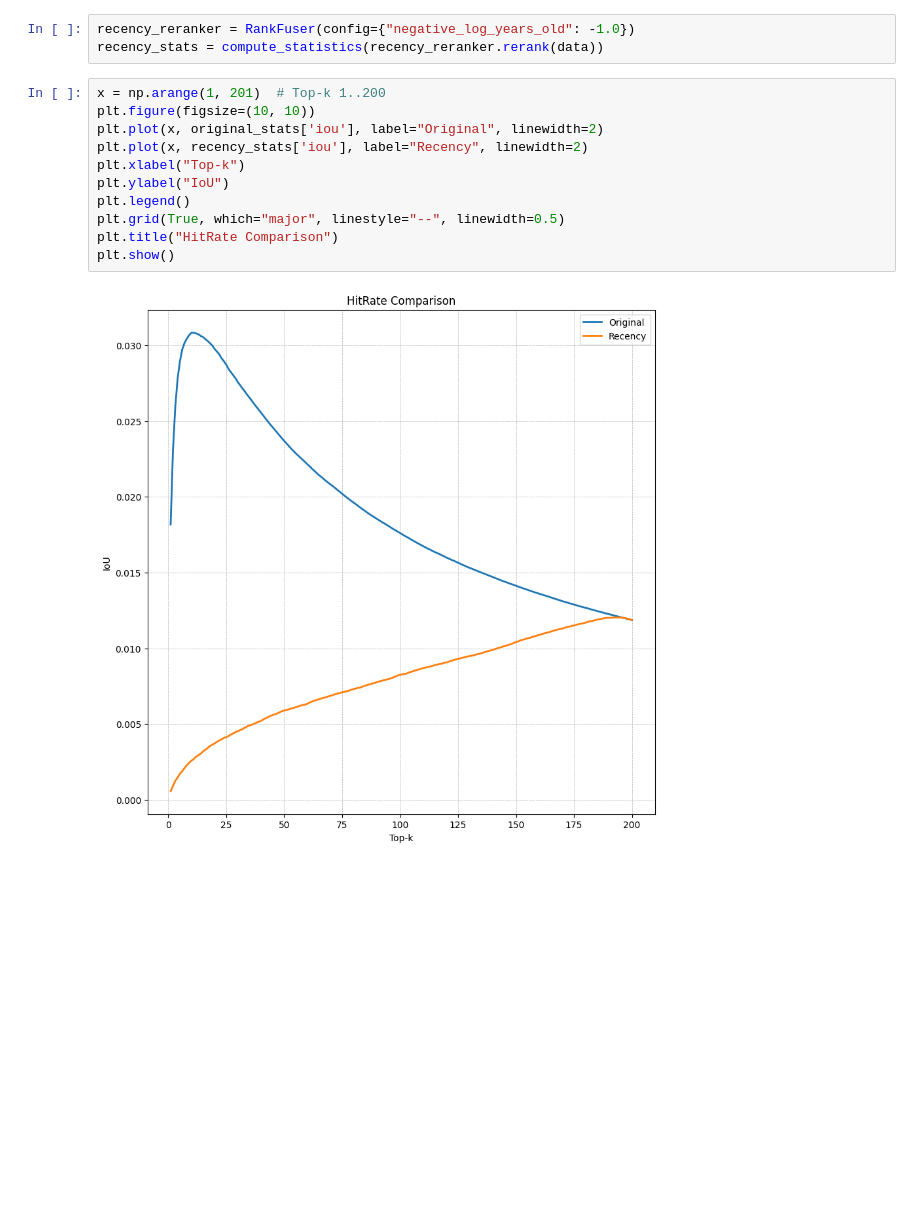
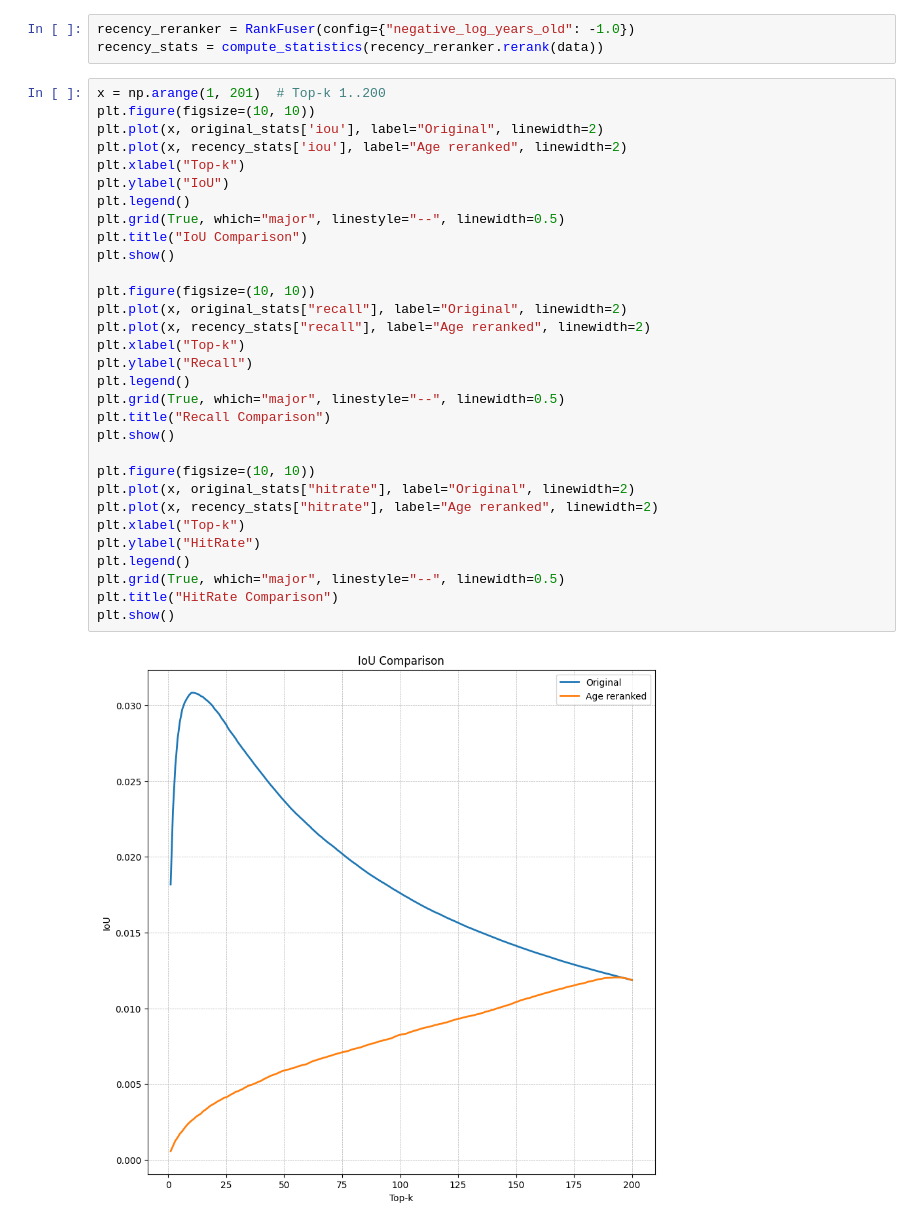
Before and after one commit to benjaminb/citeline, a Jupyter notebook: reranking_by_review.ipynb, the cells around one changed output. Cells and saved outputs as stored; diff of their text form; blank space fills up the shorter version.

Commit message:
improvements to plotting

```diff
--- a/reranking_by_review.ipynb
+++ b/reranking_by_review.ipynb
@@ -116,13 +120,33 @@ recency_stats = compute_statistics(recency_reranker.rerank(data))
 # %%
 x = np.arange(1, 201)  # Top-k 1..200
 plt.figure(figsize=(10, 10))
 plt.plot(x, original_stats['iou'], label="Original", linewidth=2)
-plt.plot(x, recency_stats['iou'], label="Recency", linewidth=2)
+plt.plot(x, recency_stats['iou'], label="Age reranked", linewidth=2)
 plt.xlabel("Top-k")
 plt.ylabel("IoU")
 plt.legend()
 plt.grid(True, which="major", linestyle="--", linewidth=0.5)
+plt.title("IoU Comparison")
+plt.show()
+
+plt.figure(figsize=(10, 10))
+plt.plot(x, original_stats["recall"], label="Original", linewidth=2)
+plt.plot(x, recency_stats["recall"], label="Age reranked", linewidth=2)
+plt.xlabel("Top-k")
+plt.ylabel("Recall")
+plt.legend()
+plt.grid(True, which="major", linestyle="--", linewidth=0.5)
+plt.title("Recall Comparison")
+plt.show()
+
+plt.figure(figsize=(10, 10))
+plt.plot(x, original_stats["hitrate"], label="Original", linewidth=2)
+plt.plot(x, recency_stats["hitrate"], label="Age reranked", linewidth=2)
+plt.xlabel("Top-k")
+plt.ylabel("HitRate")
+plt.legend()
+plt.grid(True, which="major", linestyle="--", linewidth=0.5)
 plt.title("HitRate Comparison")
 plt.show()
 # %% [output]
-[figure, old version]
+[figure, new version]
```
Also changed, not shown: parts of 3 cells of this notebook, 4 other files.
